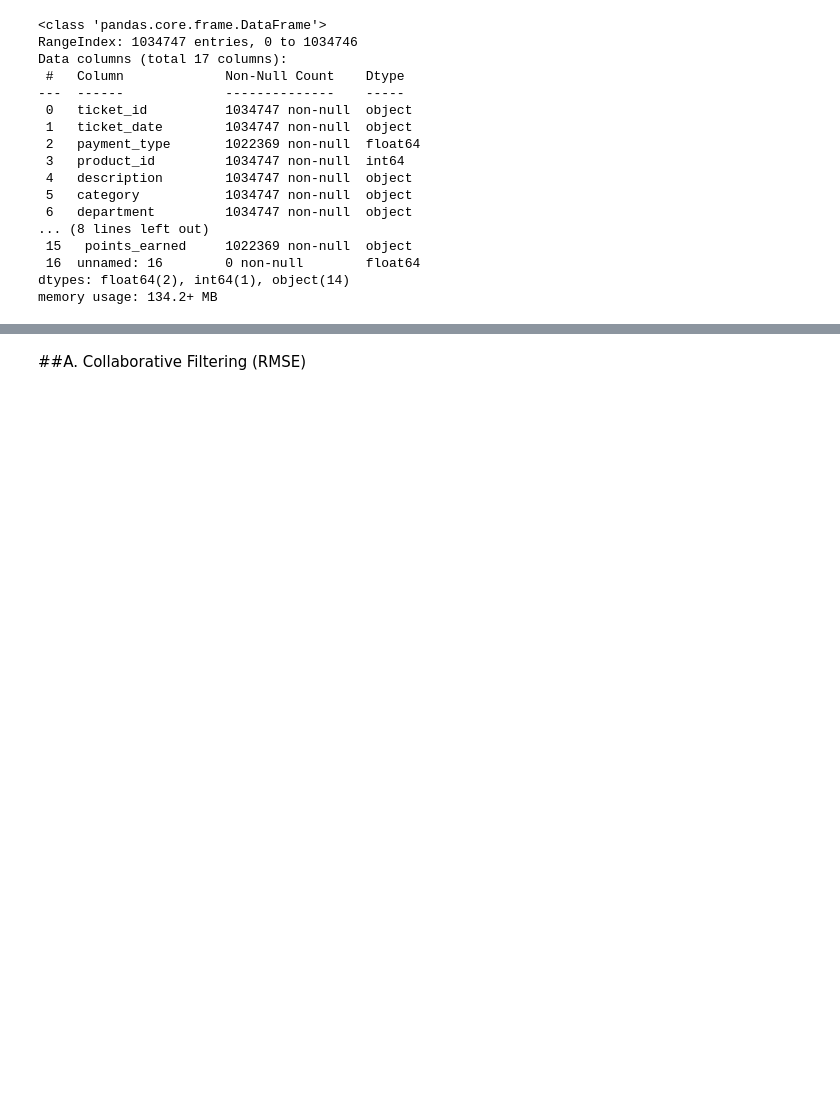
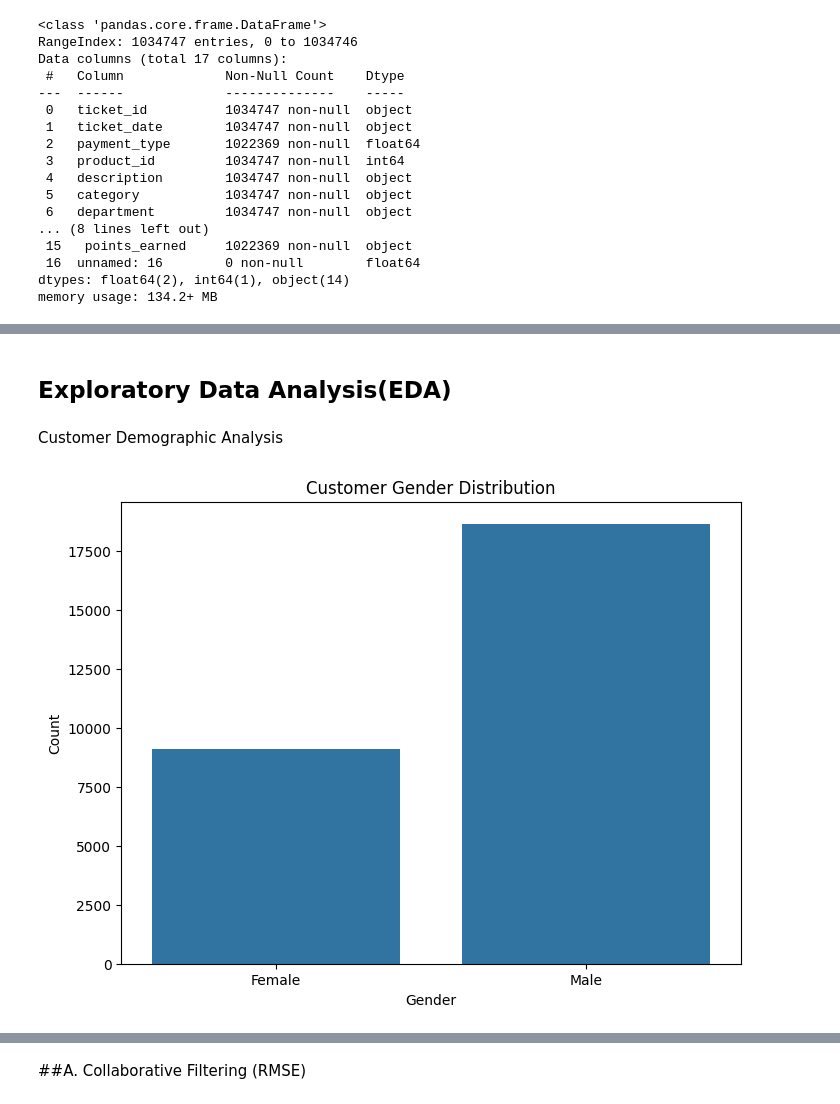
Before and after one commit to Sama-stack/Loyalty-Program-Project-Group-2, a Jupyter notebook: Group_2_Phase_5_Project_Capstone.ipynb, the cells around one changed output, grey strips where cells are left out. Drawn from its saved outputs; the diff is of its cells as text; code cells hidden in the pictures; blank space fills up the shorter version.

```diff
--- a/Group_2_Phase_5_Project_Capstone.ipynb
+++ b/Group_2_Phase_5_Project_Capstone.ipynb
@@ -169,5 +194,6 @@ dtypes: float64(2), int64(1), object(14)
 memory usage: 134.2+ MB
 # %%
 # Strip column names to avoid hidden whitespaces
+customer_df.columns = customer_df.columns.str.strip()
 transactions_df.columns = transactions_df.columns.str.strip()
 # %%
@@ -295,0 +401,14 @@ customer_loyalty_program.shape
+# %% [markdown]
+## Exploratory Data Analysis(EDA)
+# %% [markdown]
+Customer Demographic Analysis
+# %%
+# Gender distribution
+plt.figure(figsize=(8, 6))
+sns.countplot(data=customer_df, x='gender')
+plt.title('Customer Gender Distribution')
+plt.xlabel('Gender')
+plt.ylabel('Count')
+plt.show()
+# %% [output]
+[figure, added]
```
Also changed, not shown: parts of 91 cells of this notebook.
